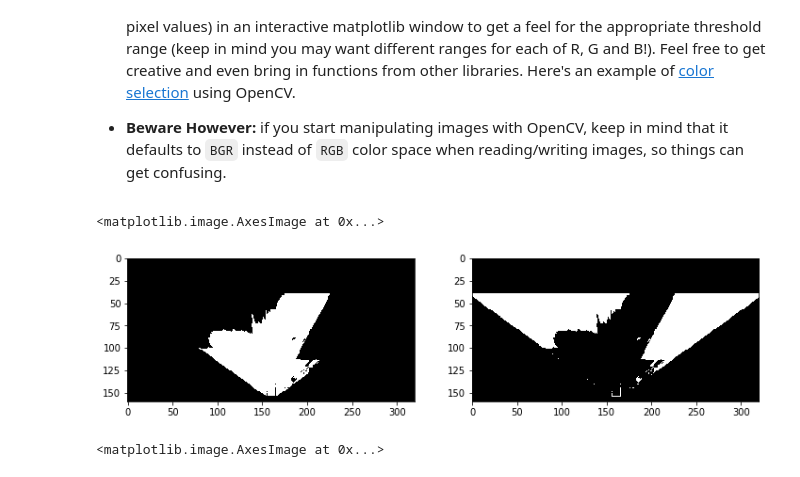
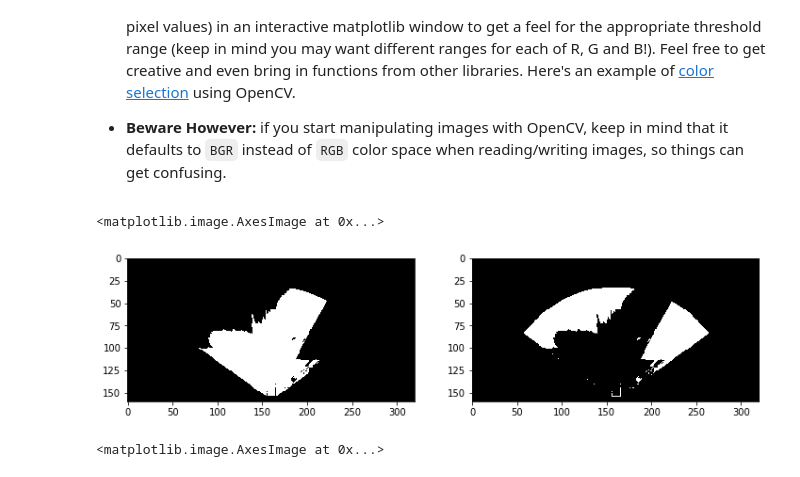
Before and after one commit to sskpeng/RoboND-Rover-Project, a Jupyter notebook: code/Rover_Project_Test_Notebook.ipynb, the cells around one changed output. Drawn from its saved outputs; the diff is of its cells as text; code cells hidden in the pictures.

```diff
--- a/code/Rover_Project_Test_Notebook.ipynb
+++ b/code/Rover_Project_Test_Notebook.ipynb
@@ -81,13 +81,13 @@ def perspect_transform(img, src, dst):
     edge = img.shape[1]
     #mask_img[80] = 0
     mask = cv2.warpPerspective(mask_img, M, (img.shape[1], img.shape[0]))
-    #mask2 = np.ones_like(mask)
-    #for i in range(mask.shape[0]):
-    #    for j in range(mask.shape[1]):
-    #        dist = np.sqrt((i - img.shape[1]/2)**2 + (j - img.shape[0])**2)
-    #        if dist >= img.shape[1]/3:
-    #            mask2[i,j] = 0
-    #mask = mask * mask2
+    mask2 = np.ones_like(mask)
+    for i in range(mask.shape[0]):
+        for j in range(mask.shape[1]):
+            dist = np.sqrt((i - img.shape[1]/2)**2 + (j - img.shape[0])**2)
+            if dist >= img.shape[1]*2/5:
+                mask2[i,j] = 0
+    mask = mask * mask2
     return warped, mask
 
 
@@ -131,45 +131,31 @@ Define the color thresholding function from the lesson and apply it to the warpe
 # %%
 # Identify pixels above the threshold
 # Threshold of RGB > 160 does a nice job of identifying ground pixels only
 def color_thresh(img, rgb_thresh=(160, 160, 160)):
     # Create an array of zeros same xy size as img, but single channel
     color_select = np.zeros_like(img[:,:,0])
     # Require that each pixel be above all three threshold values in RGB
     # above_thresh will now contain a boolean array with "True"
     # where threshold was met
     above_thresh = (img[:,:,0] > rgb_thresh[0]) \
                 & (img[:,:,1] > rgb_thresh[1]) \
                 & (img[:,:,2] > rgb_thresh[2])
     # Index the array of zeros with the boolean array and set to 1
     color_select[above_thresh] = 1
     # Return the binary image
     return color_select
 
-def color_thresh3(img, rgb_thresh=(160, 160, 160)):
-    # Create an array of zeros same xy size as img, but single channel
-    color_select = np.zeros_like(img[:,:,:])
-    # Require that each pixel be above all three threshold values in RGB
-    # above_thresh will now contain a boolean array with "True"
-    # where threshold was met
-    above_thresh = (img[:,:,0] > rgb_thresh[0]) \
-                & (img[:,:,1] > rgb_thresh[1]) \
-                & (img[:,:,2] > rgb_thresh[2])
-    # Index the array of zeros with the boolean array and set to 1
-    color_select[above_thresh] = [255,255,255]
-    # Return the binary image
-    return color_select
-
 threshed = color_thresh(warped) * mask
-obstacle = np.absolute(np.float32(threshed) - 1) * mask
+obstacle = (-1 * np.float32(threshed) + 1) * mask
 fig = plt.figure(figsize=(12,3))
 plt.subplot(121)
 plt.imshow(threshed, cmap='gray')
 plt.subplot(122)
 plt.imshow(obstacle, cmap='gray')
 #scipy.misc.imsave('../output/warped_threshed.jpg', threshed*255)
 # %% [output]
 <matplotlib.image.AxesImage at 0x...>
-[figure, old version]
+[figure, new version]
 # %%
 # Identify pixels with the range for rocks
 # Threshold of RGB > 160 does a nice job of identifying ground pixels only
```
Also changed, not shown: parts of 3 cells of this notebook, 11 other files.
